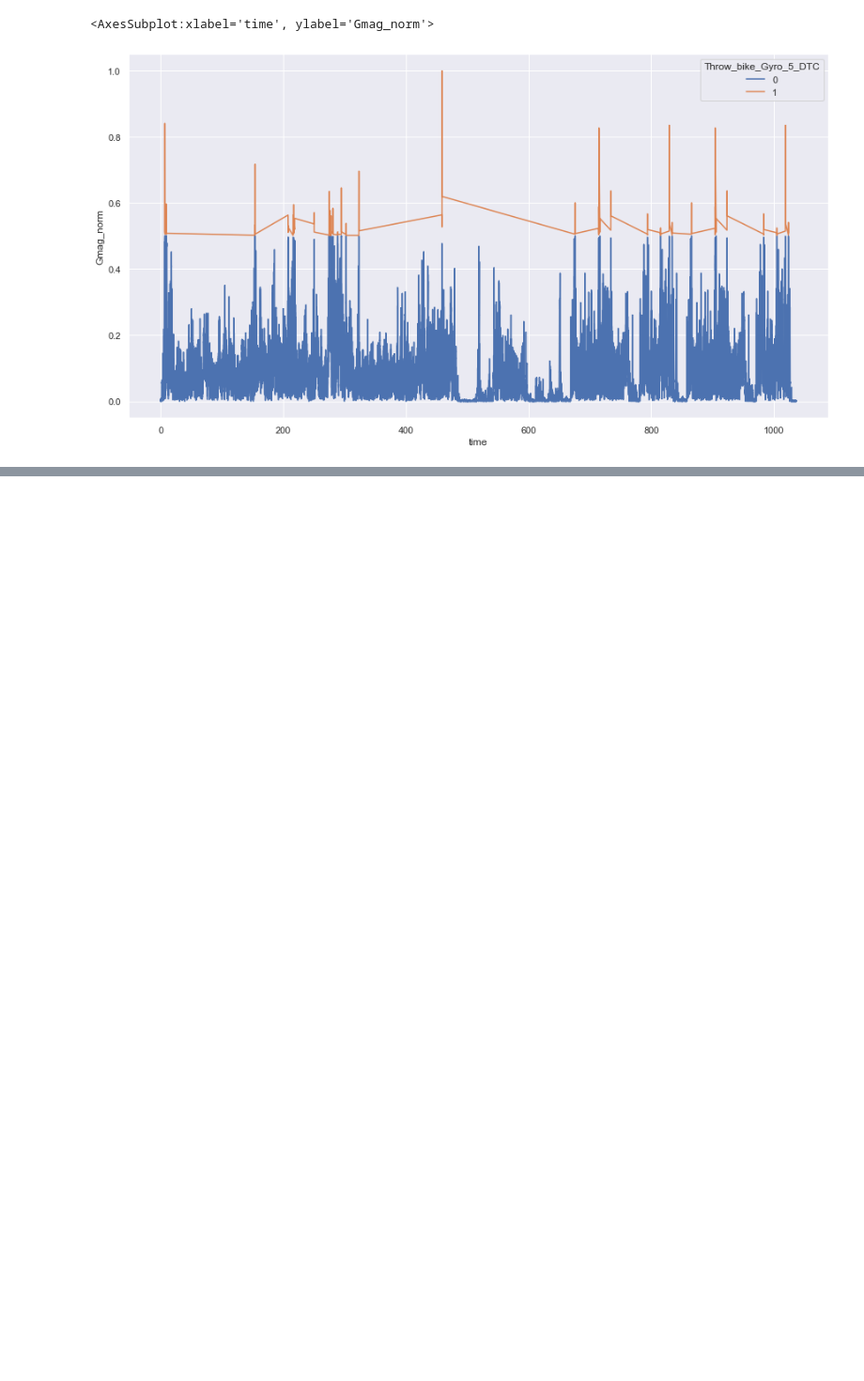
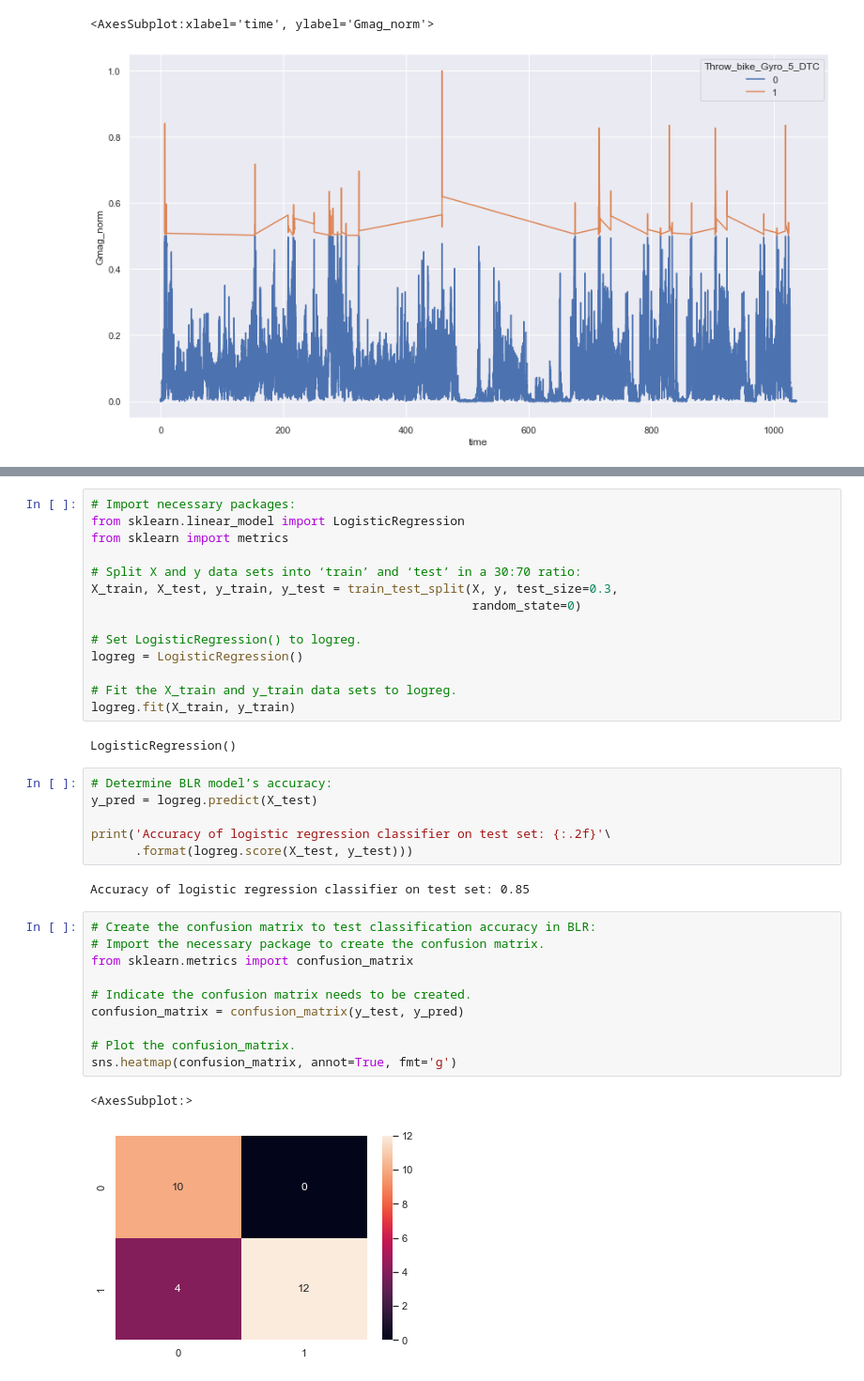
Before and after one commit to ttuncay/Zoomo-Project_LEVeraging-Data-Team, a Jupyter notebook: Data Analysis Step 3 Incident Prediction On Unlabelled Data/Data Analysis Step 3 Incident Prediction On Unlabelled Data_v2.ipynb, the cells around one changed output, grey strips where cells are left out. Shown at 94% size. Drawn from its saved outputs; the diff is of its cells as text; blank space fills up the shorter version.

```diff
--- a/Data Analysis Step 3 Incident Prediction On Unlabelled Data/Data Analysis Step 3 Incident Prediction On Unlabelled Data_v2.ipynb
+++ b/Data Analysis Step 3 Incident Prediction On Unlabelled Data/Data Analysis Step 3 Incident Prediction On Unlabelled Data_v2.ipynb
@@ -1093,0 +1237,37 @@ sns.lineplot(data=IOT_gyro, x='time', y='Gmag_norm', hue='Throw_bike_Gyro_5_DTC'
+# %%
+# Import necessary packages:
+from sklearn.linear_model import LogisticRegression
+from sklearn import metrics
+
+# Split X and y data sets into ‘train’ and ‘test’ in a 30:70 ratio:
+X_train, X_test, y_train, y_test = train_test_split(X, y, test_size=0.3,
+                                                    random_state=0)
+
+# Set LogisticRegression() to logreg.
+logreg = LogisticRegression()
+
+# Fit the X_train and y_train data sets to logreg.
+logreg.fit(X_train, y_train)
+# %% [output]
+LogisticRegression()
+# %%
+# Determine BLR model’s accuracy:
+y_pred = logreg.predict(X_test)
+
+print('Accuracy of logistic regression classifier on test set: {:.2f}'\
+      .format(logreg.score(X_test, y_test)))
+# %% [output]
+Accuracy of logistic regression classifier on test set: 0.85
+# %%
+# Create the confusion matrix to test classification accuracy in BLR:
+# Import the necessary package to create the confusion matrix.
+from sklearn.metrics import confusion_matrix
+
+# Indicate the confusion matrix needs to be created.
+confusion_matrix = confusion_matrix(y_test, y_pred)
+
+# Plot the confusion_matrix.
+sns.heatmap(confusion_matrix, annot=True, fmt='g')
+# %% [output]
+<AxesSubplot:>
+[figure, added]
```
Also changed, not shown: parts of 23 cells of this notebook, 1 other file.
